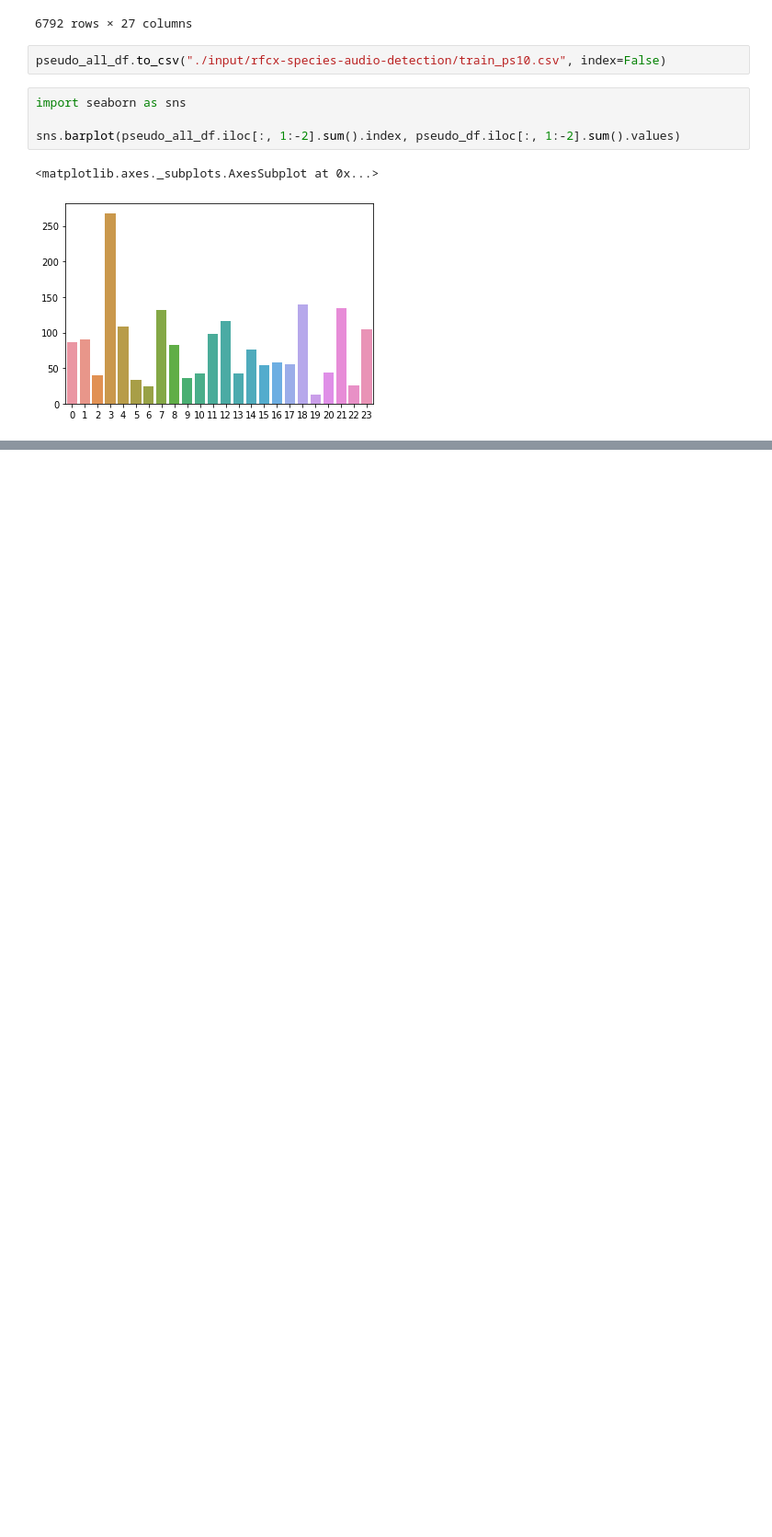
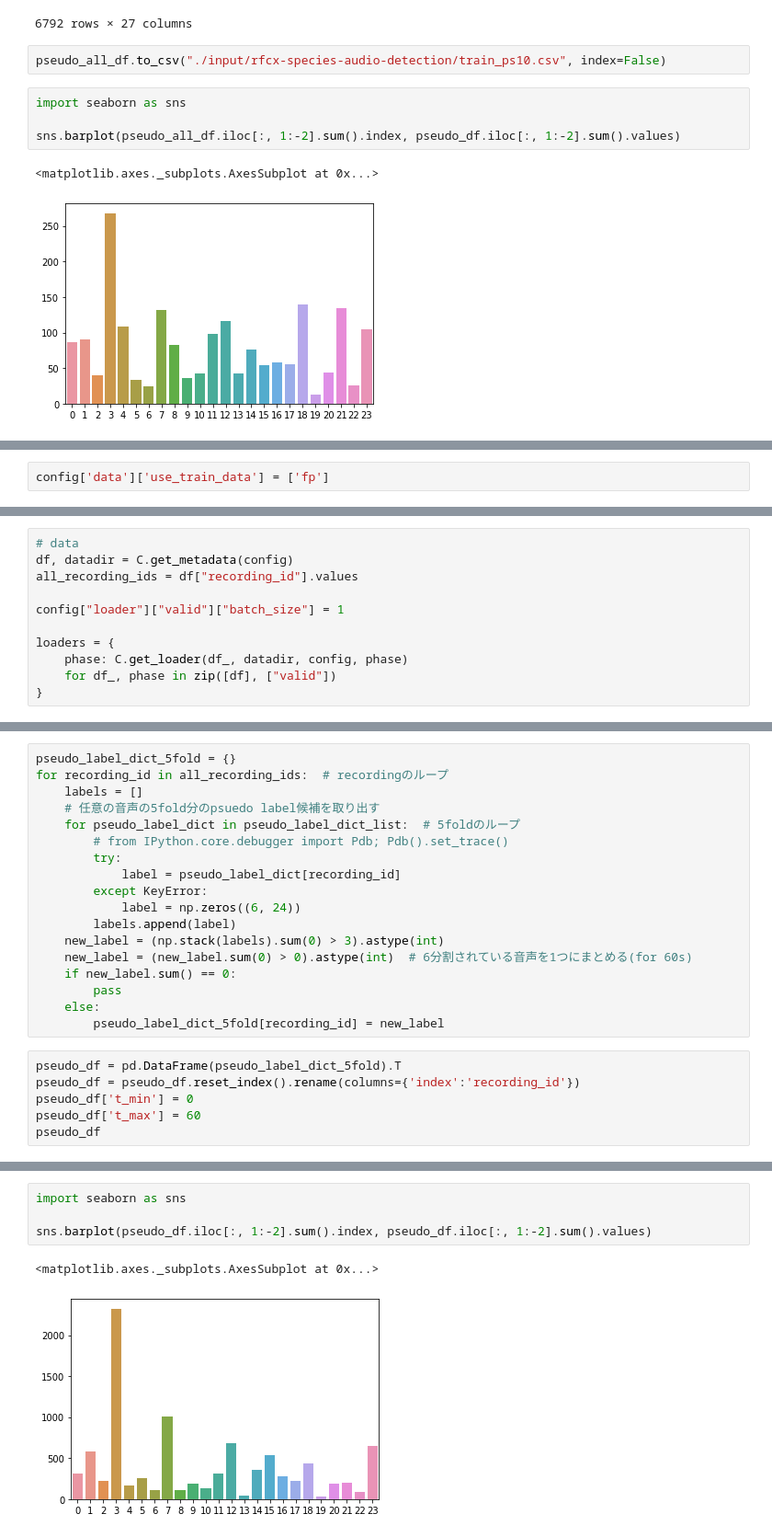
Before and after one commit to kuto5046/kaggle-rainforest, a Jupyter notebook: pseudo_labeling.ipynb, the cells around one changed output, grey strips where cells are left out. Shown at 92% size. Drawn from its saved outputs; the diff is of its cells as text; blank space fills up the shorter version.

Commit message:
add fp data

```diff
--- a/pseudo_labeling.ipynb
+++ b/pseudo_labeling.ipynb
@@ -269,0 +265,2 @@ sns.barplot(pseudo_all_df.iloc[:, 1:-2].sum().index, pseudo_df.iloc[:, 1:-2].sum
+# %%
+config['data']['use_train_data'] = ['fp']
@@ -269,0 +282,11 @@ sns.barplot(pseudo_all_df.iloc[:, 1:-2].sum().index, pseudo_df.iloc[:, 1:-2].sum
+# %%
+# data
+df, datadir = C.get_metadata(config)
+all_recording_ids = df["recording_id"].values
+
+config["loader"]["valid"]["batch_size"] = 1
+
+loaders = {
+    phase: C.get_loader(df_, datadir, config, phase)
+    for df_, phase in zip([df], ["valid"])
+}
@@ -269,0 +361,24 @@ sns.barplot(pseudo_all_df.iloc[:, 1:-2].sum().index, pseudo_df.iloc[:, 1:-2].sum
+# %%
+pseudo_label_dict_5fold = {}
+for recording_id in all_recording_ids:  # recordingのループ
+    labels = []
+    # 任意の音声の5fold分のpsuedo label候補を取り出す
+    for pseudo_label_dict in pseudo_label_dict_list:  # 5foldのループ
+        # from IPython.core.debugger import Pdb; Pdb().set_trace()
+        try:
+            label = pseudo_label_dict[recording_id]
+        except KeyError:
+            label = np.zeros((6, 24))
+        labels.append(label)
+    new_label = (np.stack(labels).sum(0) > 3).astype(int)
+    new_label = (new_label.sum(0) > 0).astype(int)  # 6分割されている音声を1つにまとめる(for 60s)
+    if new_label.sum() == 0:
+        pass
+    else:
+        pseudo_label_dict_5fold[recording_id] = new_label
+# %%
+pseudo_df = pd.DataFrame(pseudo_label_dict_5fold).T
+pseudo_df = pseudo_df.reset_index().rename(columns={'index':'recording_id'})
+pseudo_df['t_min'] = 0
+pseudo_df['t_max'] = 60
+pseudo_df
@@ -269,0 +399,7 @@ sns.barplot(pseudo_all_df.iloc[:, 1:-2].sum().index, pseudo_df.iloc[:, 1:-2].sum
+# %%
+import seaborn as sns
+
+sns.barplot(pseudo_df.iloc[:, 1:-2].sum().index, pseudo_df.iloc[:, 1:-2].sum().values)
+# %% [output]
+<matplotlib.axes._subplots.AxesSubplot at 0x...>
+[figure, added]
```
Also changed, not shown: parts of 20 cells of this notebook, 1 other file.
